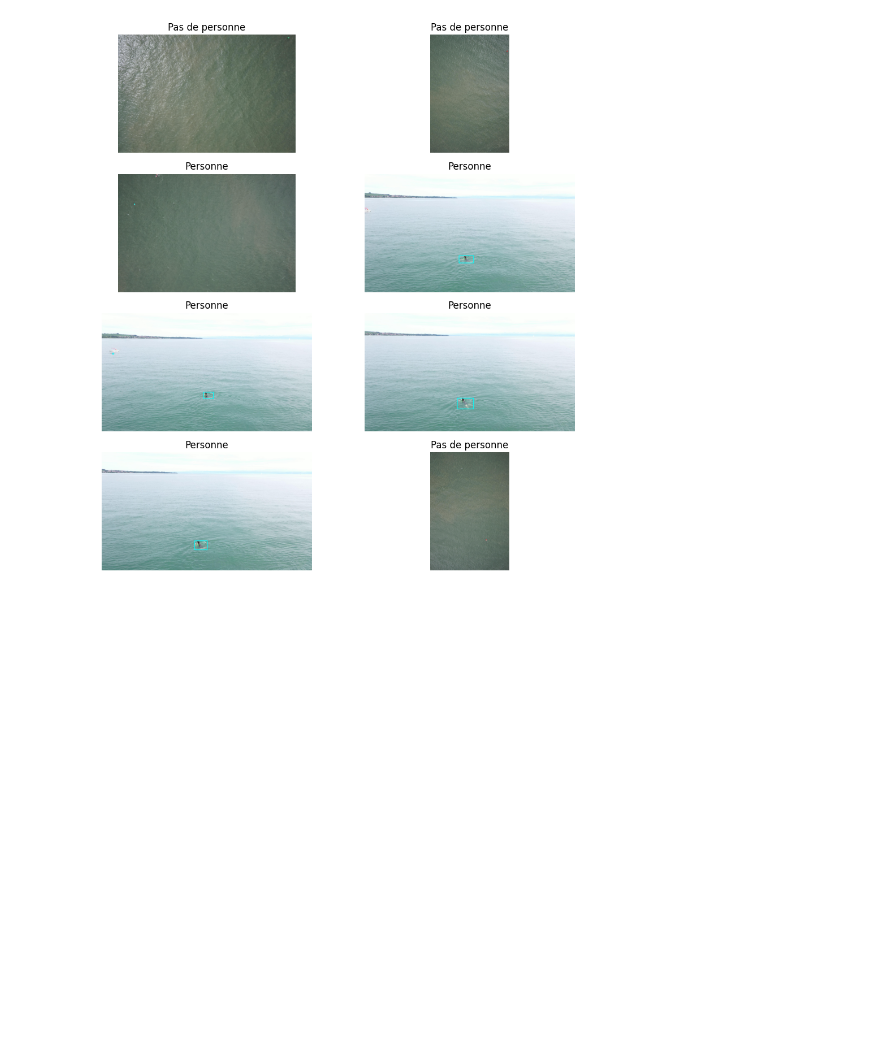
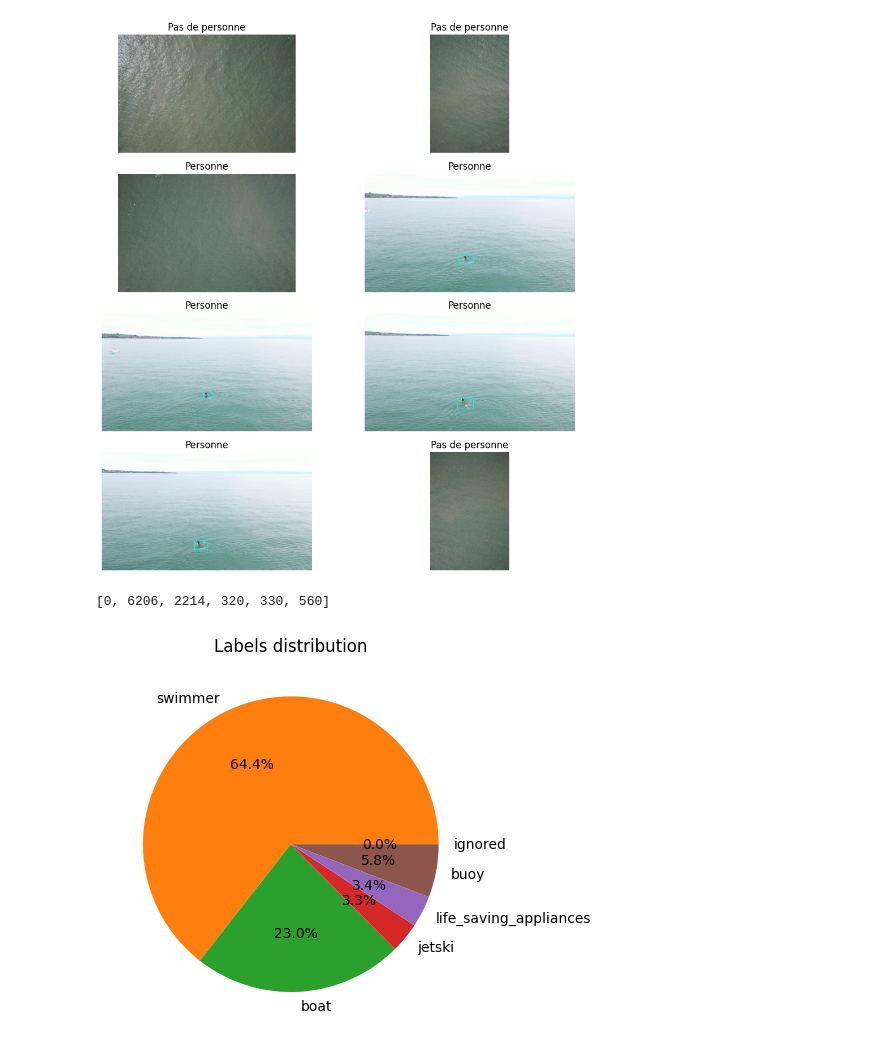
Before and after one commit to aaya62553/AI-Uav, a Jupyter notebook: analysis.ipynb, the cells around one changed output. Drawn from its saved outputs; the diff is of its cells as text; code cells hidden in the pictures; blank space fills up the shorter version.

```diff
--- a/analysis.ipynb
+++ b/analysis.ipynb
@@ -11,7 +11,7 @@ len(instances["annotations"])
 # %% [output]
 9630
 # %%
-images_path = os.listdir("ImagesTest")
+images_path = os.listdir("TestSample")
 # %%
 images_path
 # %% [output]
@@ -34,7 +34,7 @@ fig, ax = plt.subplots(len(images_path) // 2, 2, figsize=(10, 10))
 ax = ax.ravel() if len(images_path) > 1 else [ax]
 
 for i, image_path in enumerate(images_path):
-    image = cv2.imread(os.path.join("ImagesTest", image_path))
+    image = cv2.imread(os.path.join("TestSample", image_path))
     image = cv2.cvtColor(image, cv2.COLOR_BGR2RGB)
     trouve=False
     for annotation in instances["annotations"]:
@@ -78,3 +80,22 @@ def data_parser(data_path,name="data_parsed.json"):
     json.dump(data_parsed,open(name,"w"))
 
 data_parser("instances_val.json","data_parsed.json")
+# %%
+data_parsed=json.load(open("data_parsed.json"))
+# %%
+labels_dic={"ignored":0,"swimmer":1,"boat":2,"jetski":3,"life_saving_appliances":4,"buoy":5}
+labels_list=["ignored","swimmer","boat","jetski","life_saving_appliances","buoy"]
+# %%
+labels_count=[0,0,0,0,0,0]
+for image_id in data_parsed:
+    if len(data_parsed[image_id]["annotations"])==0:
+        labels_count[0]+=1
+    for annotation in data_parsed[image_id]["annotations"]:
+        labels_count[annotation["category_id"]]+=1
+print(labels_count)
+plt.pie(labels_count,labels=labels_list,autopct='%1.1f%%')
+plt.title("Labels distribution")
+plt.show()
+# %% [output]
+[0, 6206, 2214, 320, 330, 560]
+[figure, added]
```
Also changed, not shown: parts of 2 cells of this notebook.
